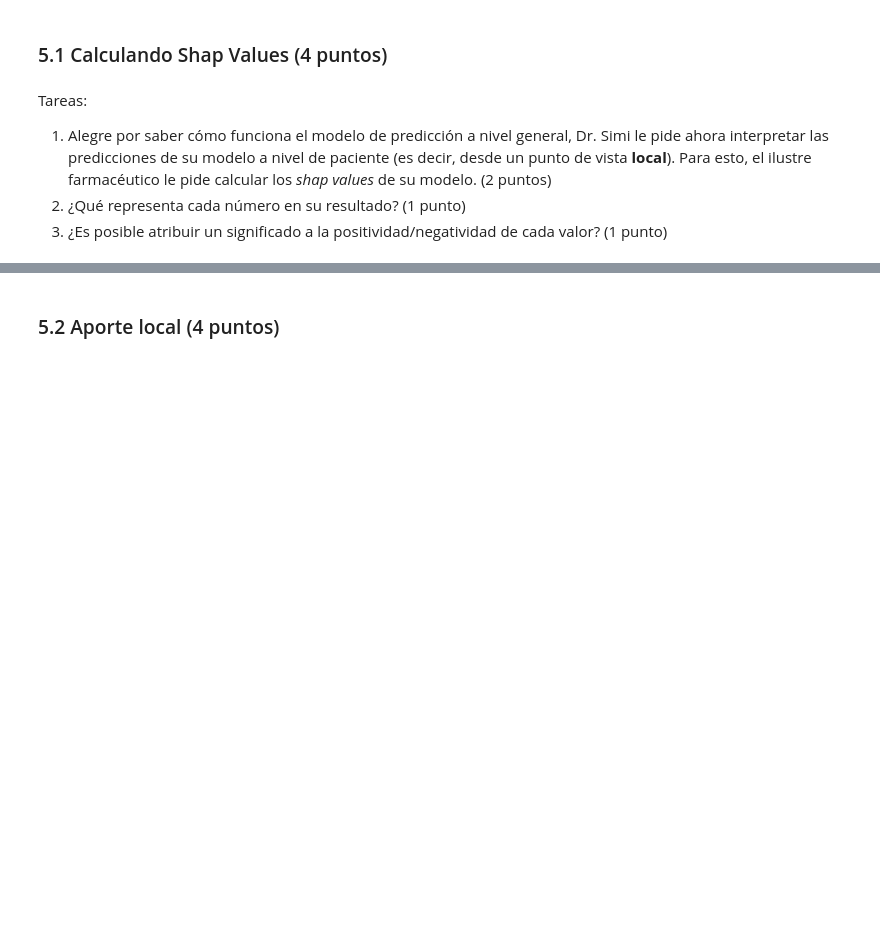
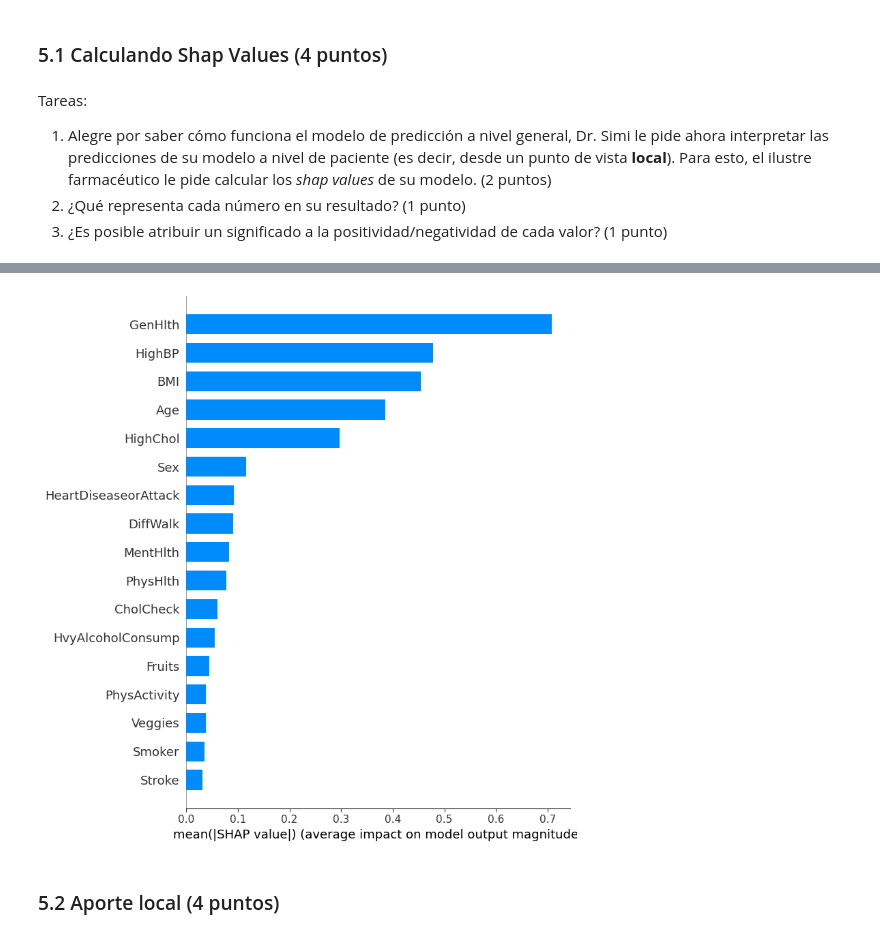
Before and after one commit to sebastianacunau/MDS7202-Laboratorios-y-Proyecto, a Jupyter notebook: Laboratorios/Lab 7 - Interpretabilidad/Lab7_enunciado.ipynb, the cells around one changed output, grey strips where cells are left out. Saved outputs shown, nothing was run; the diff lists cells and outputs as text; code cells hidden in the pictures; blank space fills up the shorter version.

```diff
--- a/Laboratorios/Lab 7 - Interpretabilidad/Lab7_enunciado.ipynb
+++ b/Laboratorios/Lab 7 - Interpretabilidad/Lab7_enunciado.ipynb
@@ -273,3 +311,5 @@ import warnings
 warnings.filterwarnings("ignore", message=".*The 'nopython' keyword.*")
 # %%
 # Inserte código para calcular shapley values aquí
+explainer = shap.TreeExplainer(xgb_model)
+shap_values = explainer(X)
@@ -276,3 +332,7 @@ warnings.filterwarnings("ignore", message=".*The 'nopython' keyword.*")
+# %%
+shap.summary_plot(shap_values.values, X, plot_type="bar")
+# %% [output]
+[figure, added]
 # %% [markdown]
 ### 5.2 Aporte local (4 puntos)
 # %% [markdown]
```
Also changed, not shown: parts of 23 cells of this notebook.
